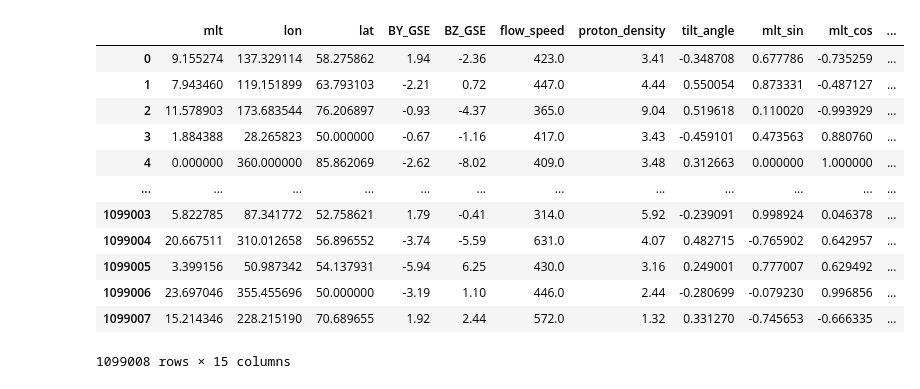
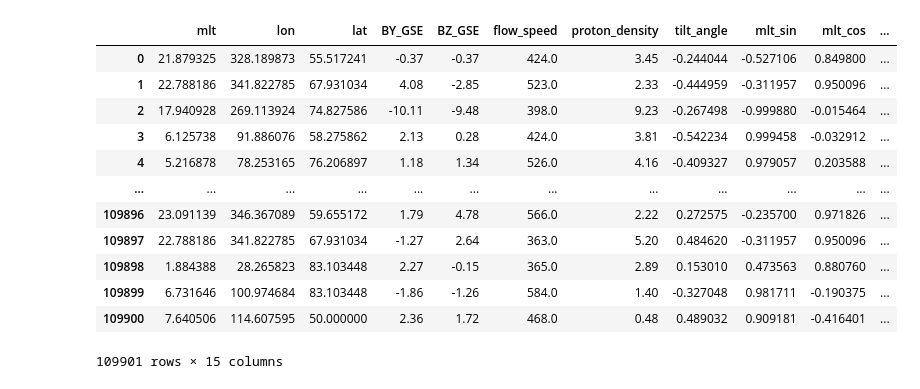
Before and after one commit to reddy-sachin/REPPU-ESN2, a Jupyter notebook: MLP/mlp_analysis.ipynb, the cells around one changed output. Saved outputs shown, nothing was run; the diff lists cells and outputs as text; code cells hidden in the pictures.

```diff
--- a/MLP/mlp_analysis.ipynb
+++ b/MLP/mlp_analysis.ipynb
@@ -66,31 +67,31 @@ MLP(
   )
 )
 # %%
-y_df = pd.read_csv(f'./{mid}_outputs/{mid}_y_df.csv')
+y_df = pd.read_csv(f'{path}/{mid}_y_df.csv')
 y_test = y_df.pop('y_test')
 y_pred = y_df.pop('y_pred')
 
-with open(f'./{mid}_outputs/{mid}_scaler.pkl', 'rb') as f:
+with open(f'{path}/{mid}_scaler.pkl', 'rb') as f:
     scaler = joblib.load(f)
 
 col_names = y_df.columns.to_list()
 norm_arr = scaler.inverse_transform(y_df)
 y_df = pd.DataFrame(norm_arr, columns=col_names)
 y_df['y_test'] = y_test
 y_df['y_pred'] = y_pred
-y_df['y_diff'] = y_df['y_test'] - y_df['y_pred']
+y_df['y_diff'] = y_df['y_pred'] - y_df['y_test']
 y_df
 # %% [output]
 |  | mlt | lon | lat | BY_GSE | BZ_GSE | flow_speed | proton_density | tilt_angle | mlt_sin | mlt_cos | ... |
-| 0 | 9.155274 | 137.329114 | 58.275862 | 1.94 | -2.36 | 423.0 | 3.41 | -0.348708 | 0.677786 | -0.735259 | ... |
-| 1 | 7.943460 | 119.151899 | 63.793103 | -2.21 | 0.72 | 447.0 | 4.44 | 0.550054 | 0.873331 | -0.487127 | ... |
-| 2 | 11.578903 | 173.683544 | 76.206897 | -0.93 | -4.37 | 365.0 | 9.04 | 0.519618 | 0.110020 | -0.993929 | ... |
-| 3 | 1.884388 | 28.265823 | 50.000000 | -0.67 | -1.16 | 417.0 | 3.43 | -0.459101 | 0.473563 | 0.880760 | ... |
-| 4 | 0.000000 | 360.000000 | 85.862069 | -2.62 | -8.02 | 409.0 | 3.48 | 0.312663 | 0.000000 | 1.000000 | ... |
+| 0 | 21.879325 | 328.189873 | 55.517241 | -0.37 | -0.37 | 424.0 | 3.45 | -0.244044 | -0.527106 | 0.849800 | ... |
+| 1 | 22.788186 | 341.822785 | 67.931034 | 4.08 | -2.85 | 523.0 | 2.33 | -0.444959 | -0.311957 | 0.950096 | ... |
+| 2 | 17.940928 | 269.113924 | 74.827586 | -10.11 | -9.48 | 398.0 | 9.23 | -0.267498 | -0.999880 | -0.015464 | ... |
+| 3 | 6.125738 | 91.886076 | 58.275862 | 2.13 | 0.28 | 424.0 | 3.81 | -0.542234 | 0.999458 | -0.032912 | ... |
+| 4 | 5.216878 | 78.253165 | 76.206897 | 1.18 | 1.34 | 526.0 | 4.16 | -0.409327 | 0.979057 | 0.203588 | ... |
 | ... | ... | ... | ... | ... | ... | ... | ... | ... | ... | ... | ... |
-| 1099003 | 5.822785 | 87.341772 | 52.758621 | 1.79 | -0.41 | 314.0 | 5.92 | -0.239091 | 0.998924 | 0.046378 | ... |
-| 1099004 | 20.667511 | 310.012658 | 56.896552 | -3.74 | -5.59 | 631.0 | 4.07 | 0.482715 | -0.765902 | 0.642957 | ... |
-| 1099005 | 3.399156 | 50.987342 | 54.137931 | -5.94 | 6.25 | 430.0 | 3.16 | 0.249001 | 0.777007 | 0.629492 | ... |
-| 1099006 | 23.697046 | 355.455696 | 50.000000 | -3.19 | 1.10 | 446.0 | 2.44 | -0.280699 | -0.079230 | 0.996856 | ... |
-| 1099007 | 15.214346 | 228.215190 | 70.689655 | 1.92 | 2.44 | 572.0 | 1.32 | 0.331270 | -0.745653 | -0.666335 | ... |
+| 109896 | 23.091139 | 346.367089 | 59.655172 | 1.79 | 4.78 | 566.0 | 2.22 | 0.272575 | -0.235700 | 0.971826 | ... |
+| 109897 | 22.788186 | 341.822785 | 67.931034 | -1.27 | 2.64 | 363.0 | 5.20 | 0.484620 | -0.311957 | 0.950096 | ... |
+| 109898 | 1.884388 | 28.265823 | 83.103448 | 2.27 | -0.15 | 365.0 | 2.89 | 0.153010 | 0.473563 | 0.880760 | ... |
+| 109899 | 6.731646 | 100.974684 | 83.103448 | -1.86 | -1.26 | 584.0 | 1.40 | -0.327048 | 0.981711 | -0.190375 | ... |
+| 109900 | 7.640506 | 114.607595 | 50.000000 | 2.36 | 1.72 | 468.0 | 0.48 | 0.489032 | 0.909181 | -0.416401 | ... |
-1099008 rows × 15 columns
+109901 rows × 15 columns
```
Also changed, not shown: parts of 6 cells of this notebook, 5 other files.
